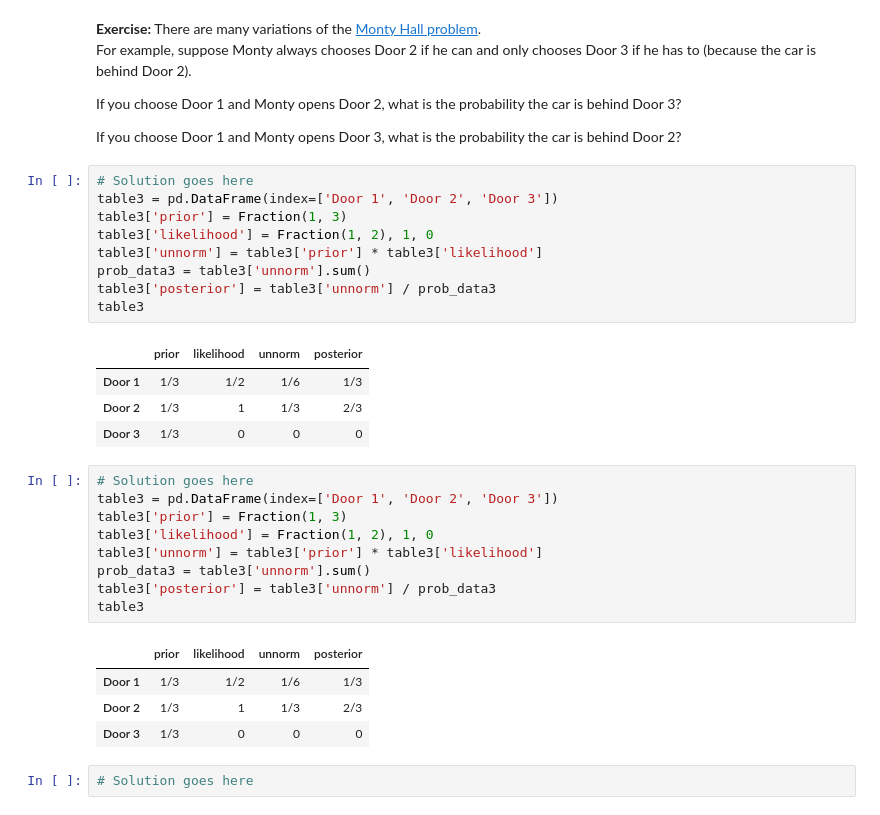
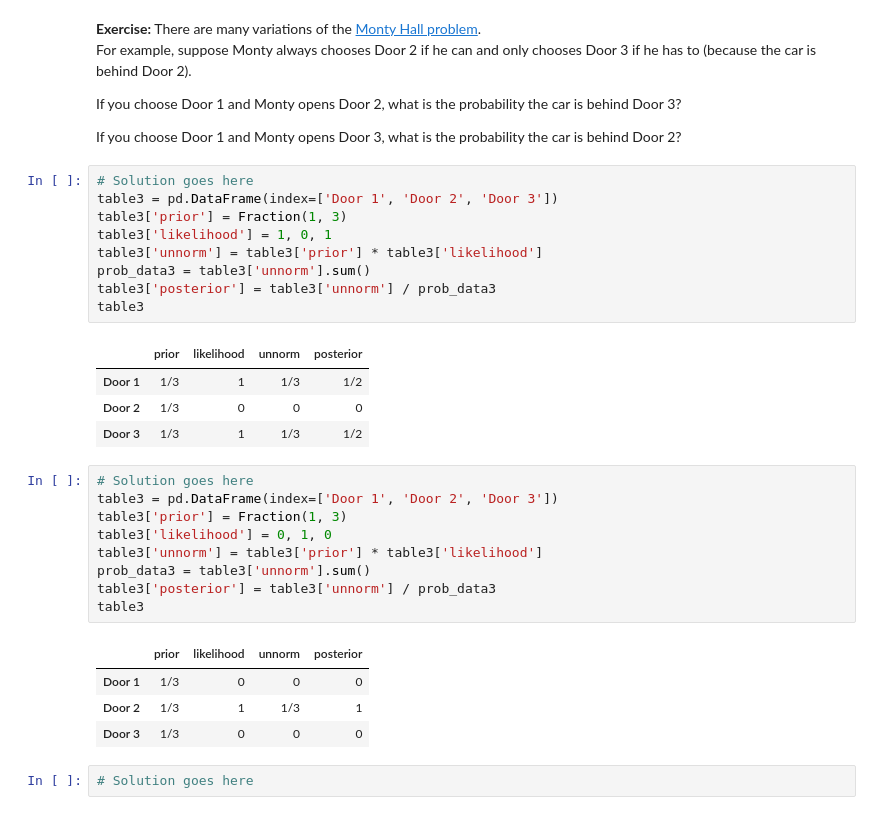
Before and after one commit to oslinin/Think-Bayes, a Jupyter notebook: chap01.ipynb, the cells around one changed output. Drawn from its saved outputs; the diff is of its cells as text.

```diff
--- a/chap01.ipynb
+++ b/chap01.ipynb
@@ -345,30 +393,30 @@ If you choose Door 1 and Monty opens Door 3, what is the probability the car is
 # %%
 # Solution goes here
 table3 = pd.DataFrame(index=['Door 1', 'Door 2', 'Door 3'])
 table3['prior'] = Fraction(1, 3)
-table3['likelihood'] = Fraction(1, 2), 1, 0
+table3['likelihood'] = 1, 0, 1
 table3['unnorm'] = table3['prior'] * table3['likelihood']
 prob_data3 = table3['unnorm'].sum()
 table3['posterior'] = table3['unnorm'] / prob_data3
 table3
 # %% [output]
 |  | prior | likelihood | unnorm | posterior |
-| Door 1 | 1/3 | 1/2 | 1/6 | 1/3 |
-| Door 2 | 1/3 | 1 | 1/3 | 2/3 |
-| Door 3 | 1/3 | 0 | 0 | 0 |
+| Door 1 | 1/3 | 1 | 1/3 | 1/2 |
+| Door 2 | 1/3 | 0 | 0 | 0 |
+| Door 3 | 1/3 | 1 | 1/3 | 1/2 |
 # %%
 # Solution goes here
 table3 = pd.DataFrame(index=['Door 1', 'Door 2', 'Door 3'])
 table3['prior'] = Fraction(1, 3)
-table3['likelihood'] = Fraction(1, 2), 1, 0
+table3['likelihood'] = 0, 1, 0
 table3['unnorm'] = table3['prior'] * table3['likelihood']
 prob_data3 = table3['unnorm'].sum()
 table3['posterior'] = table3['unnorm'] / prob_data3
 table3
 # %% [output]
 |  | prior | likelihood | unnorm | posterior |
-| Door 1 | 1/3 | 1/2 | 1/6 | 1/3 |
-| Door 2 | 1/3 | 1 | 1/3 | 2/3 |
+| Door 1 | 1/3 | 0 | 0 | 0 |
+| Door 2 | 1/3 | 1 | 1/3 | 1 |
 | Door 3 | 1/3 | 0 | 0 | 0 |
 # %%
 # Solution goes here
```
Also changed, not shown: parts of 10 cells of this notebook.
